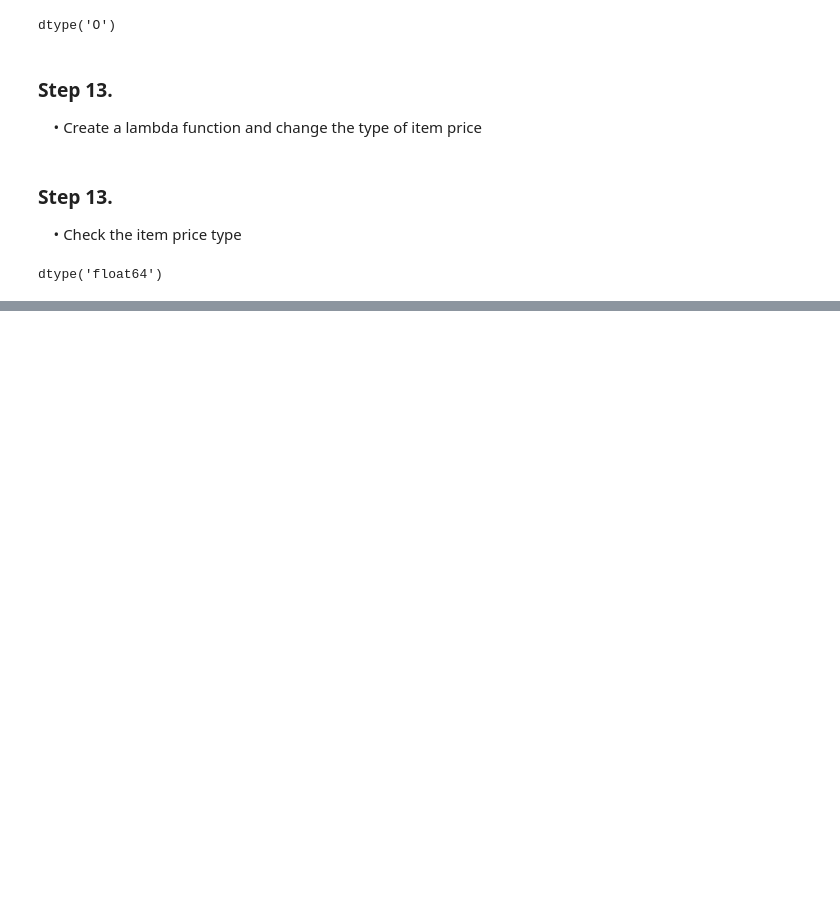
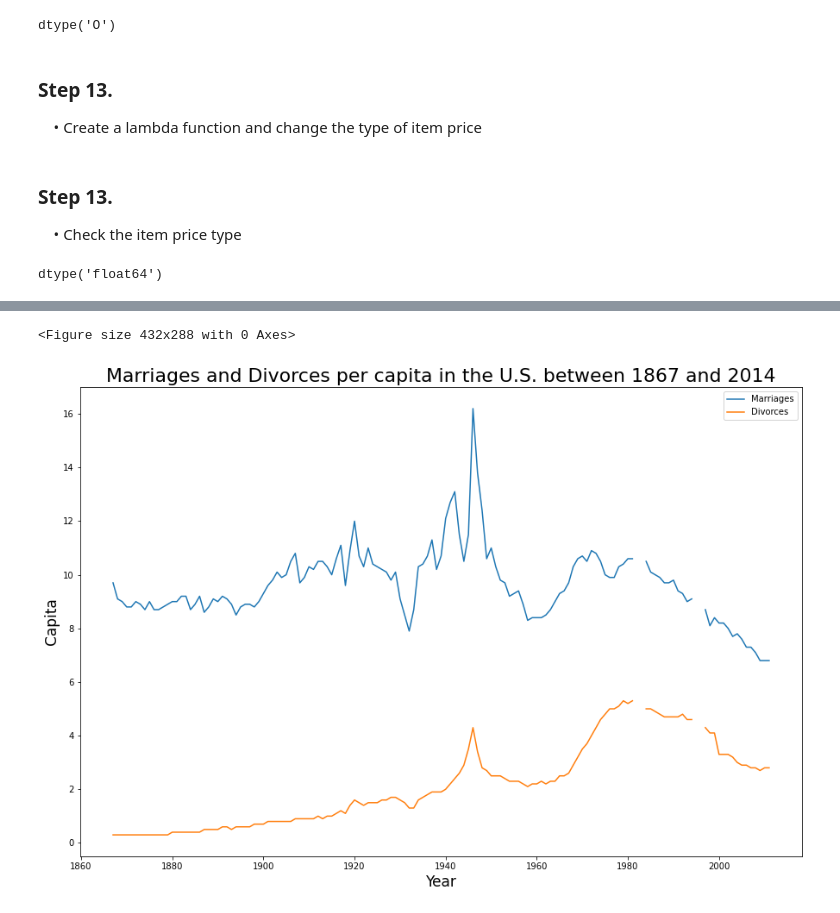
Before and after one commit to 200501409-rkp/RaviKant.Pujari.BDAT1004PS3, a Jupyter notebook: Problem Set 3.ipynb, the cells around one changed output, grey strips where cells are left out. Cells and saved outputs as stored; diff of their text form; code cells hidden in the pictures; blank space fills up the shorter version.

```diff
--- a/Problem Set 3.ipynb
+++ b/Problem Set 3.ipynb
@@ -988,0 +996,7 @@ Total different items sold = 50
+# %%
+import pandas as pd
+import matplotlib.pyplot as plt
+
+df = pd.read_csv('us-marriages-divorces-1867-2014.csv')
+
+df # let's display the dataset to make sure it's good to use.
@@ -988,0 +1017,19 @@ Total different items sold = 50
+# %%
+fig = plt.figure() # an empty figure with no axes
+
+plt.rcParams["figure.figsize"] = [15, 10] # set the figure size
+
+# Set x & y axis and legends
+df.plot( 'Year', ['Marriages_per_1000','Divorces_per_1000'], label=['Marriages', 'Divorces'])
+
+# Set the Title
+plt.title('Marriages and Divorces per capita in the U.S. between 1867 and 2014', color = 'k', fontsize = 22)
+
+# Set x & y axis labels
+plt.xlabel('Year', color = 'k', fontsize = 17)
+plt.ylabel('Capita', color = 'k', fontsize = 17)
+
+plt.show()
+# %% [output]
+<Figure size 432x288 with 0 Axes>
+[figure, added]
```
Also changed, not shown: parts of 22 cells of this notebook.
